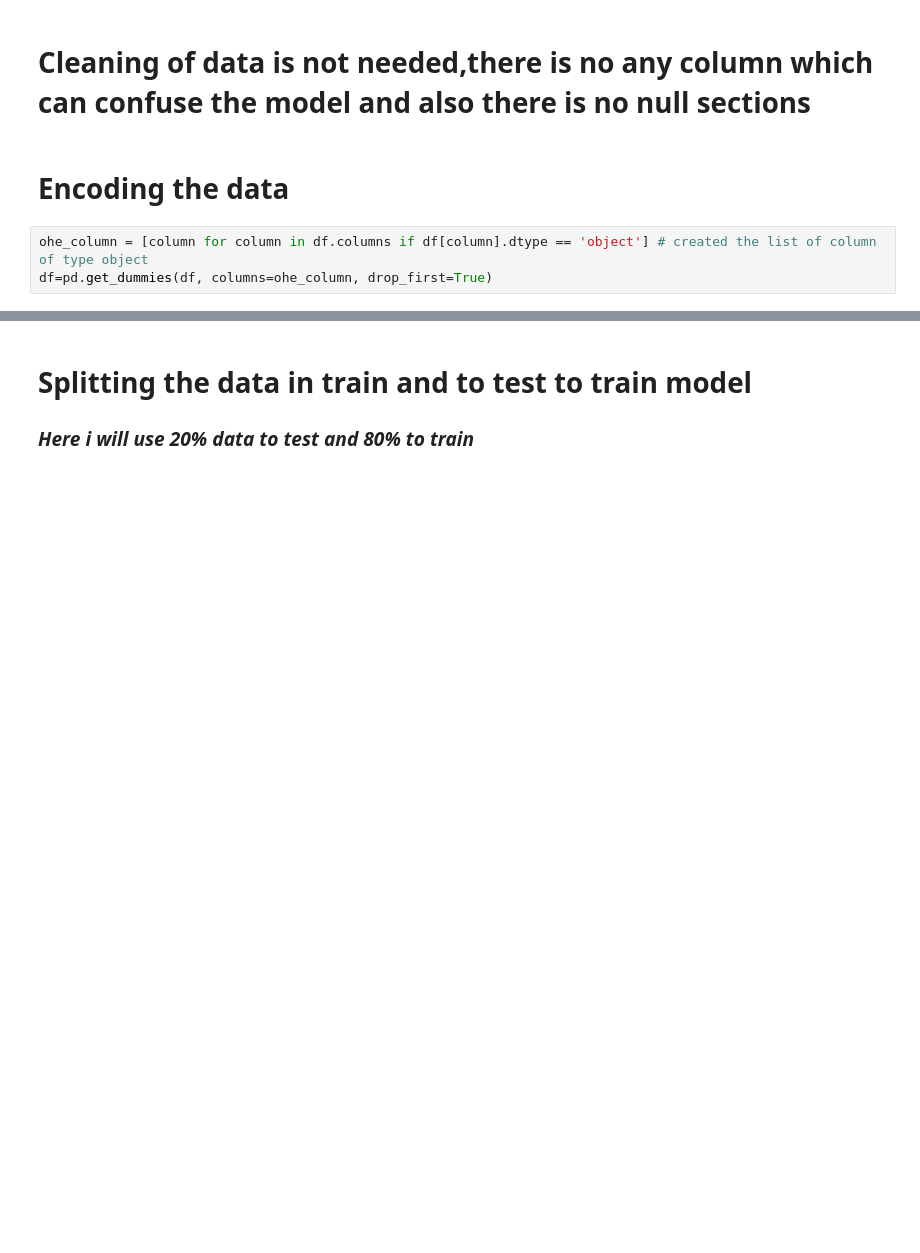
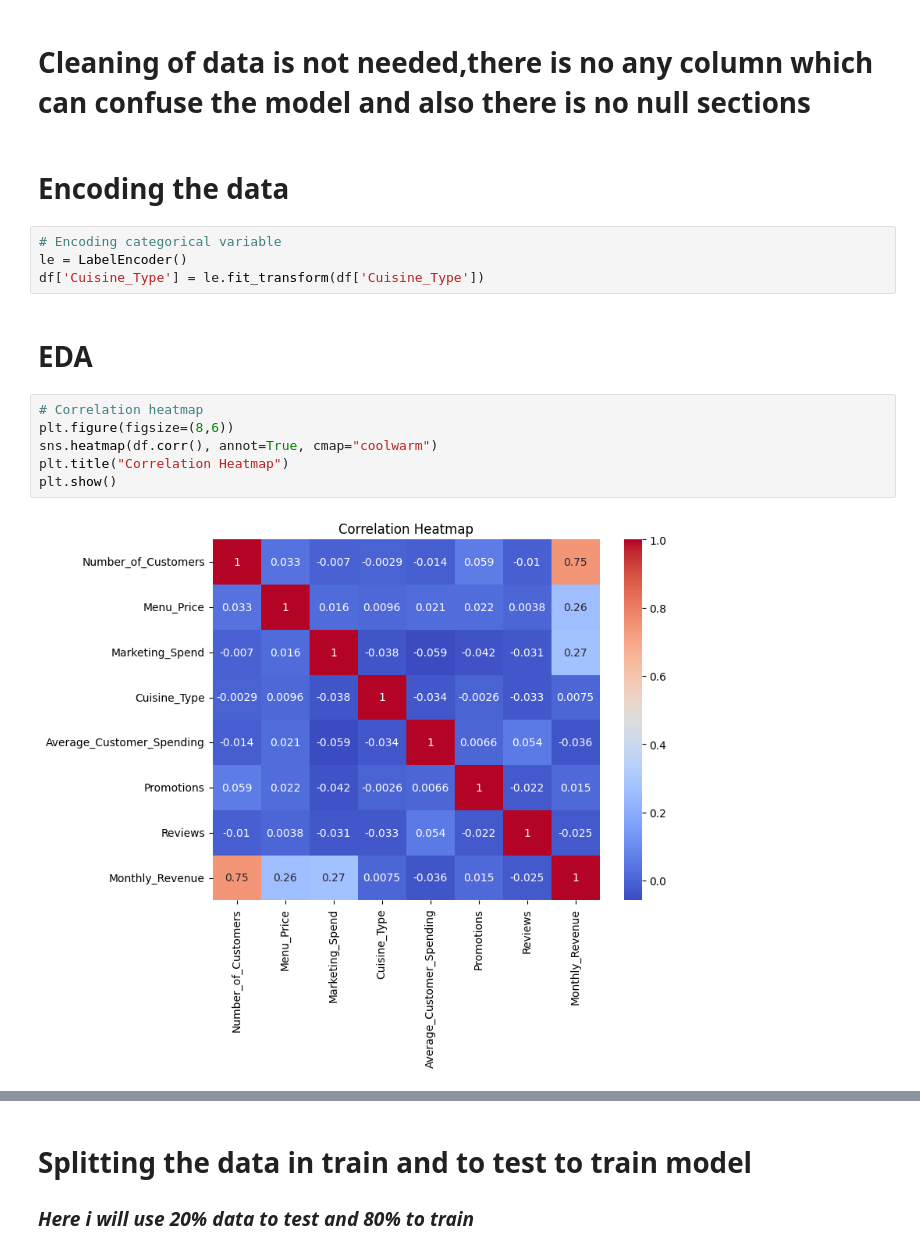
Before and after one commit to Rishant-gupta/Restaurant_review_prediction-_model, a Jupyter notebook: RestaurantReviewPrediction.ipynb, the cells around one changed output, grey strips where cells are left out. Drawn from its saved outputs; the diff is of its cells as text; blank space fills up the shorter version.

```diff
--- a/RestaurantReviewPrediction.ipynb
+++ b/RestaurantReviewPrediction.ipynb
@@ -81,6 +74,17 @@ np.int64(0)
 # Cleaning of data is not needed,there is no any column which can confuse the model and also there is no null sections
 # %% [markdown]
 # Encoding the data
-# %%
-ohe_column = [column for column in df.columns if df[column].dtype == 'object'] # created the list of column of type object
-df=pd.get_dummies(df, columns=ohe_column, drop_first=True)
+# %%
+# Encoding categorical variable
+le = LabelEncoder()
+df['Cuisine_Type'] = le.fit_transform(df['Cuisine_Type'])
+# %% [markdown]
+# EDA
+# %%
+# Correlation heatmap
+plt.figure(figsize=(8,6))
+sns.heatmap(df.corr(), annot=True, cmap="coolwarm")
+plt.title("Correlation Heatmap")
+plt.show()
+# %% [output]
+[figure, added]
```
Also changed, not shown: parts of 19 cells of this notebook.
